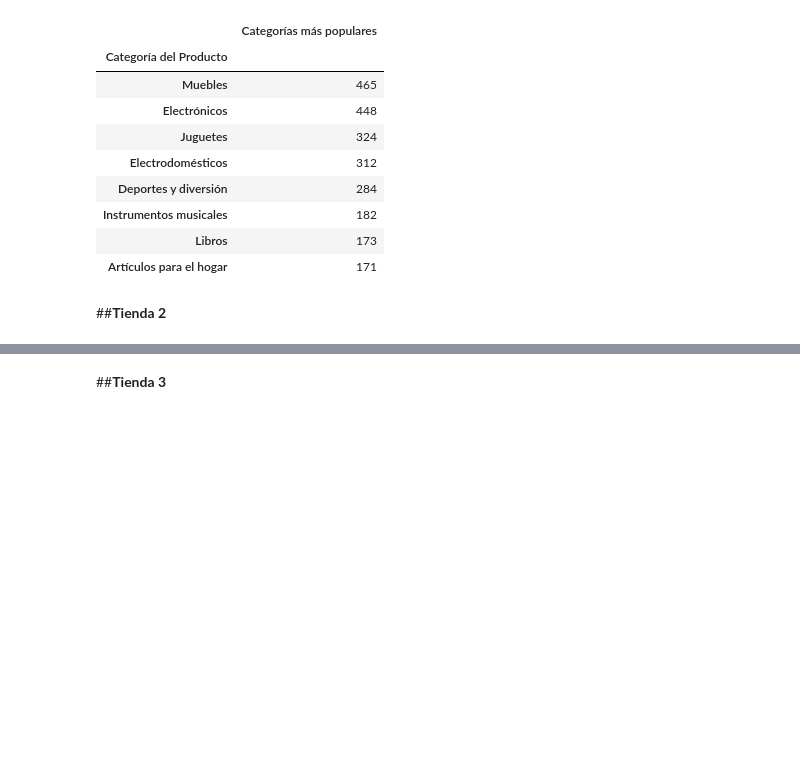
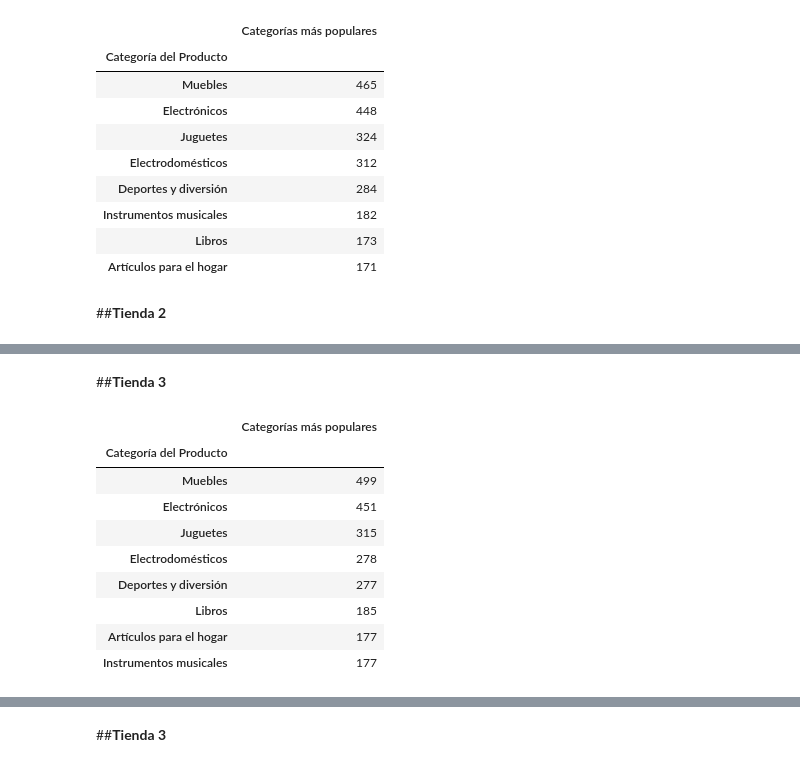
Before and after one commit to Fvargasv/Desafio-Alura-Store, a Jupyter notebook: AluraStoreLatam.ipynb, the cells around one changed output, grey strips where cells are left out. Drawn from its saved outputs; the diff is of its cells as text; code cells hidden in the pictures; blank space fills up the shorter version.

```diff
--- a/AluraStoreLatam.ipynb
+++ b/AluraStoreLatam.ipynb
@@ -254,0 +269,16 @@ venta_categoria1
+# %% [markdown]
+##**Tienda 3**
+# %%
+venta_categoria3 = tienda3.groupby('Categoría del Producto')[['Precio']].count().sort_values('Precio', ascending= False).rename(columns={'Precio':'Categorías más populares'})
+venta_categoria3
+# %% [output]
+|  | Categorías más populares |
+| Categoría del Producto |  |
+| Muebles | 499 |
+| Electrónicos | 451 |
+| Juguetes | 315 |
+| Electrodomésticos | 278 |
+| Deportes y diversión | 277 |
+| Libros | 185 |
+| Artículos para el hogar | 177 |
+| Instrumentos musicales | 177 |
```
Also changed, not shown: parts of 19 cells of this notebook.
